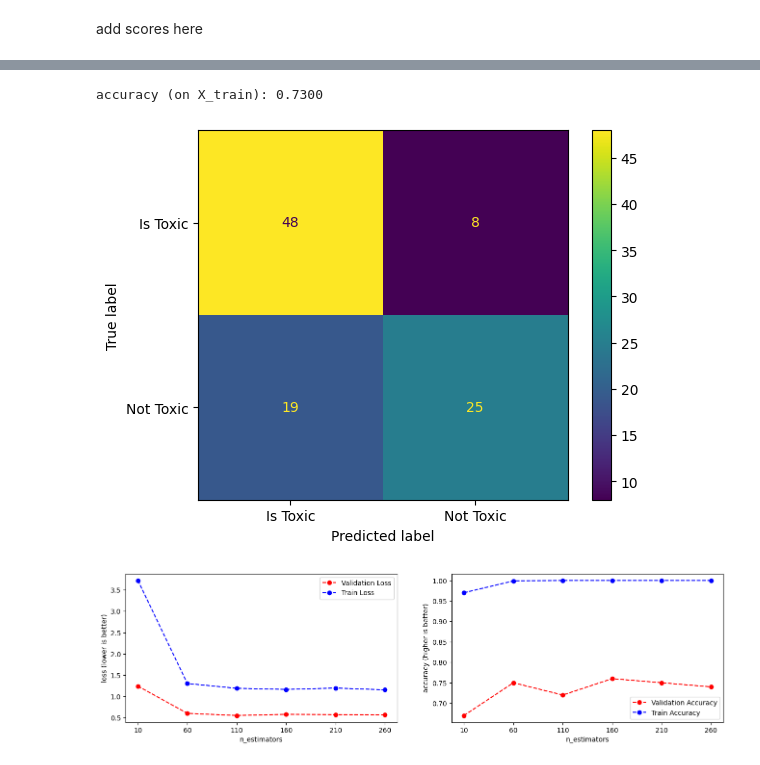
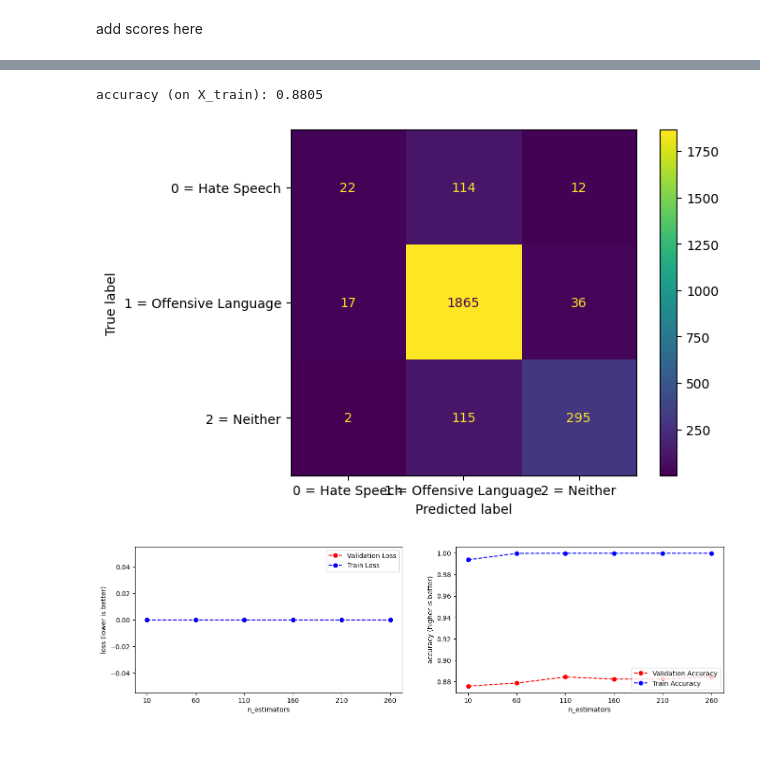
Before and after one commit to mmeraz6/cs39aa_project, a Jupyter notebook: project_part2 copy.ipynb, the cells around one changed output, grey strips where cells are left out. Drawn from its saved outputs; the diff is of its cells as text; code cells hidden in the pictures.

```diff
--- a/project_part2 copy.ipynb
+++ b/project_part2 copy.ipynb
@@ -147,8 +145,10 @@ text_val.shape = (100, 3621)
 # %%
-predictions_val = model.predict(text_val)
-disp = ConfusionMatrixDisplay(confusion_matrix(is_toxic_val, predictions_val), display_labels=['Is Toxic', 'Not Toxic'])
+X_val_vect = tfidf_vectorizer.transform(X_val).toarray()
+predictions_val = model.predict(X_val_vect)
+
+disp = ConfusionMatrixDisplay(confusion_matrix(y_val, predictions_val), display_labels=['0 = Hate Speech', '1 = Offensive Language', '2 = Neither'])
 disp.plot()
-print(f"accuracy (on X_train): {accuracy_score(is_toxic_val, predictions_val):.4f}")
+print(f"accuracy (on X_train): {accuracy_score(y_val, predictions_val):.4f}")
 # %% [output]
-accuracy (on X_train): 0.7300
+accuracy (on X_train): 0.8805
-[figure, old version]
+[figure, new version]
@@ -170,31 +155,46 @@ def tuneModel(hp_value):
 # %%
+from sklearn.metrics import log_loss
 import matplotlib.pyplot as plt
 
-def loss_and_accuracy_plot(metrics, hyp_param_vals):
+def tuneModel(hp_value,param):
+    if param == 'min_samples_split':
+        rf_model = RandomForestClassifier(min_samples_split=hp_value)#,n_estimators=hp_value)
+    else:
+        rf_model = RandomForestClassifier(n_estimators=hp_value)
+    rf_model.fit(X_train_vect, y_train)
+    y_train_pred_prob = rf_model.predict_proba(X_train_vect)
+    y_train_pred = rf_model.predict(X_train_vect)
+    y_val_pred_prob = rf_model.predict_proba(X_val_vect)
+    y_val_pred = rf_model.predict(X_val_vect)
+    train_loss = log_loss(y_train, y_train_pred_prob,labels=['Hate Speech', 'Offensive Language','Neither'])
+    train_acc = accuracy_score(y_train,y_train_pred)
+    val_loss = log_loss(y_val,y_val_pred_prob,labels=['Hate Speech', 'Offensive Language','Neither'])
+    val_acc = accuracy_score(y_val, y_val_pred)
+    return (train_loss, val_loss, train_acc, val_acc)
+
+def loss_and_accuracy_plot(metrics, hyp_param_vals,x_label):
     fig, (ax1, ax2) = plt.subplots(1, 2, figsize=(16, 4))
 
     ax1.set_xticks(hyp_param_vals)
-    ax1.set(xlabel="n_estimators", ylabel="loss (lower is better)")
+    ax1.set(xlabel=x_label, ylabel="loss (lower is better)")
     ax1.plot(hyp_param_vals, [metric[1] for metric in metrics], '--ro') # validation loss
     ax1.plot(hyp_param_vals, [metric[0] for metric in metrics], '--bo') # training loss
     ax1.legend(["Validation Loss", "Train Loss"], loc=1)
 
     ax2.set_xticks(hyp_param_vals)
-    ax2.set(xlabel="n_estimators", ylabel="accuracy (higher is better)")
+    ax2.set(xlabel=x_label, ylabel="accuracy (higher is better)")
     ax2.plot(hyp_param_vals, [metric[3] for metric in metrics], '--ro') # validation accuracy
     ax2.plot(hyp_param_vals, [metric[2] for metric in metrics], '--bo') # training accuracy
     ax2.legend(["Validation Accuracy", "Train Accuracy"], loc=4)
 # %%
 # n_estimators
-estim_hyp_param_values = list(range(10,261,50))
-# min_samples_split
-split_hyp_param_values = [2,3] +list(range(5,50,10))
+n_hyp_param_values = list(range(10,261,50))
+metrics = []
 
-metrics = []
-for hp in estim_hyp_param_values:
-    metrics.append(tuneModel(hp))
+for hp in n_hyp_param_values:
+    metrics.append(tuneModel(hp,'n_estimators'))
 
-loss_and_accuracy_plot(metrics, estim_hyp_param_values)
+loss_and_accuracy_plot(metrics, n_hyp_param_values,'n_estimators')
 # %% [output]
-[figure, old version]
+[figure, new version]
 # %%
```
Also changed, not shown: parts of 20 cells of this notebook, 1 other file.
